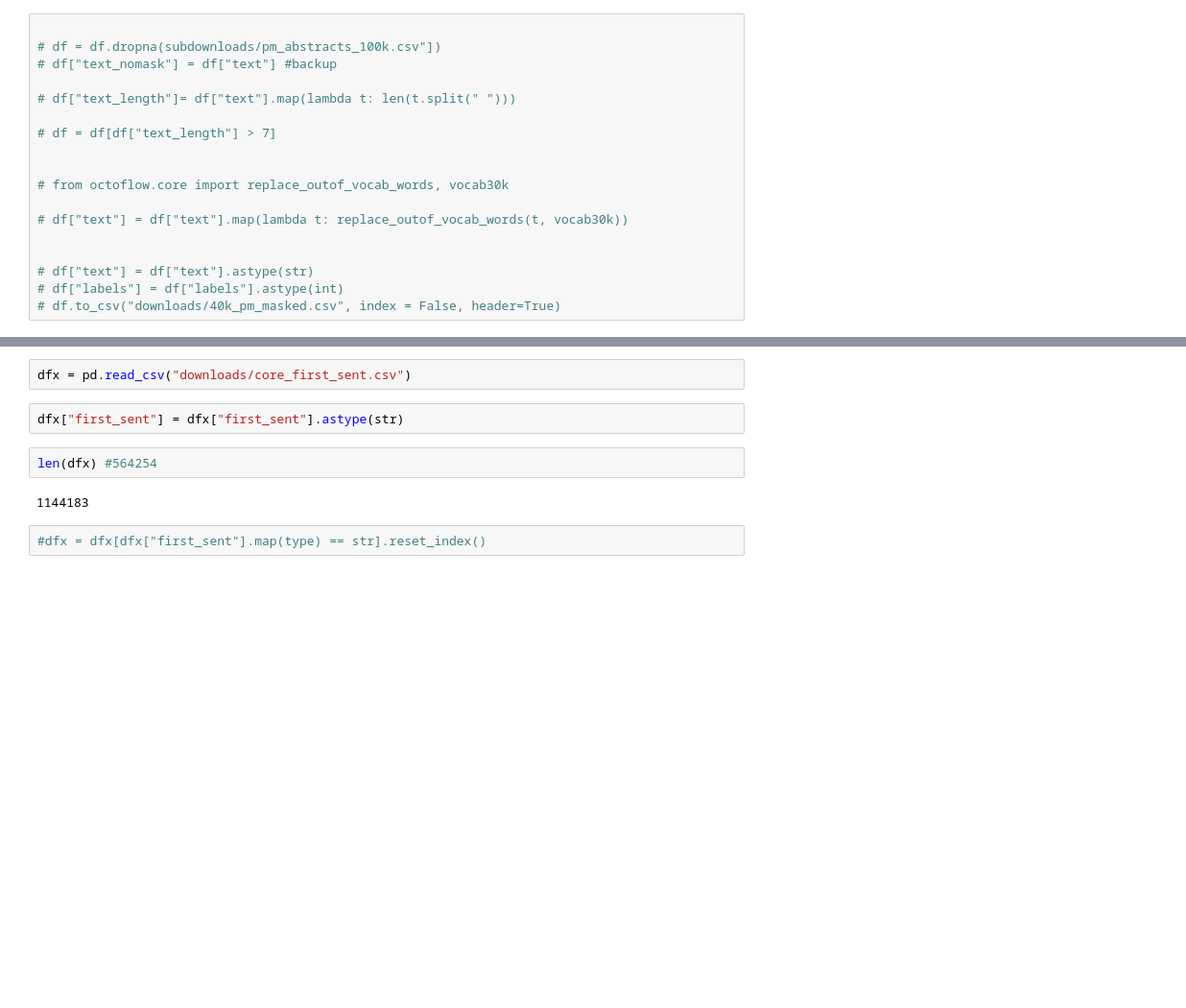
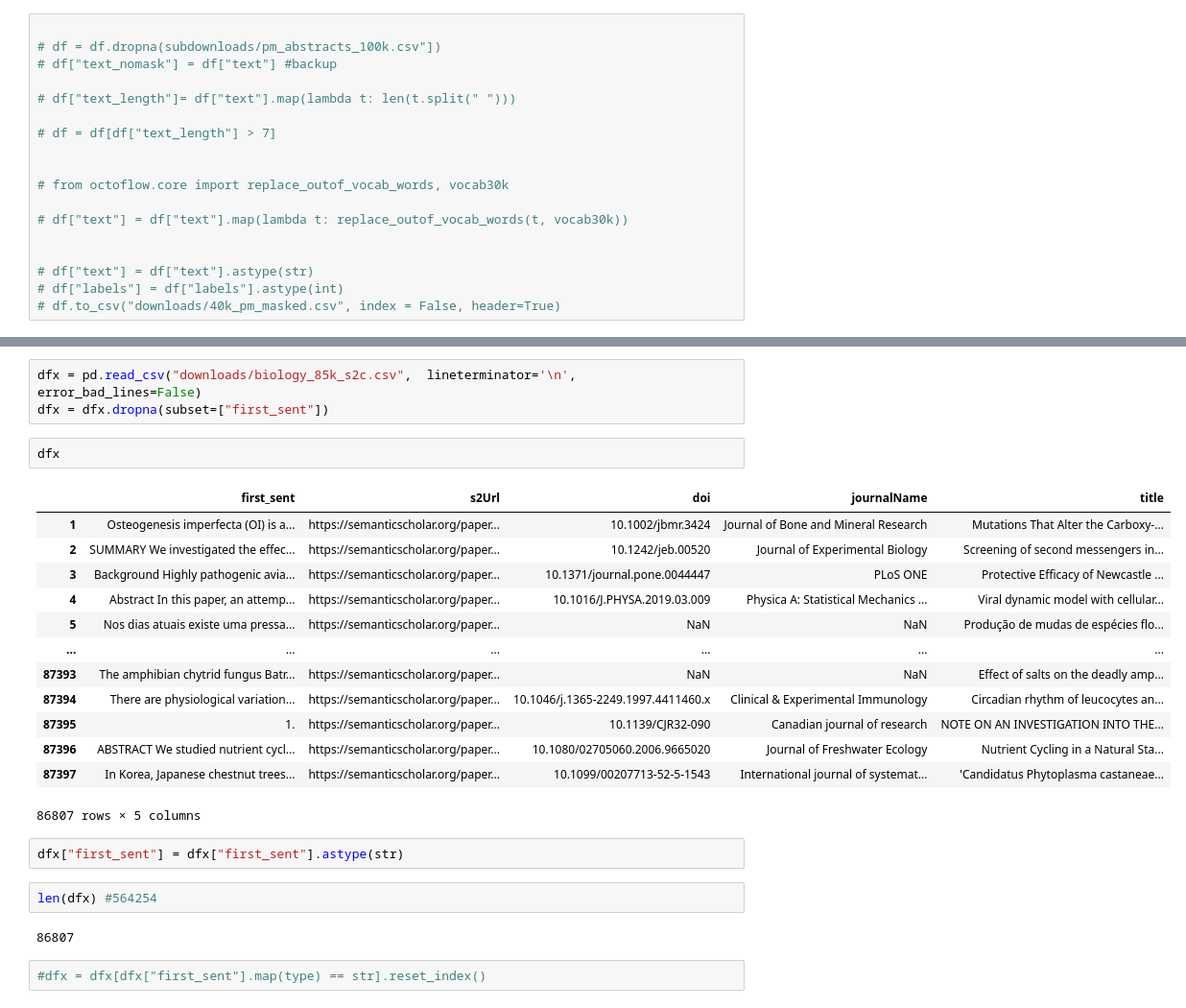
Before and after one commit to ScienceOctopus/octoflow, a Jupyter notebook: 04_sentence_transformers.ipynb, the cells around one changed output, grey strips where cells are left out. Shown at 96% size. Cells and saved outputs as stored; diff of their text form; blank space fills up the shorter version.

```diff
--- a/04_sentence_transformers.ipynb
+++ b/04_sentence_transformers.ipynb
@@ -115,11 +141,28 @@ INFO:simpletransformers.classification.classification_model:{'mcc': 0.9786816503
 # %%
-dfx = pd.read_csv("downloads/core_first_sent.csv")
+dfx = pd.read_csv("downloads/biology_85k_s2c.csv",  lineterminator='\n', error_bad_lines=False)
+dfx = dfx.dropna(subset=["first_sent"])
+# %%
+dfx
+# %% [output]
+|  | first_sent | s2Url | doi | journalName | title |
+| 1 | Osteogenesis imperfecta (OI) is a... | https://semanticscholar.org/paper... | 10.1002/jbmr.3424 | Journal of Bone and Mineral Research | Mutations That Alter the Carboxy‐... |
+| 2 | SUMMARY We investigated the effec... | https://semanticscholar.org/paper... | 10.1242/jeb.00520 | Journal of Experimental Biology | Screening of second messengers in... |
+| 3 | Background Highly pathogenic avia... | https://semanticscholar.org/paper... | 10.1371/journal.pone.0044447 | PLoS ONE | Protective Efficacy of Newcastle ... |
+| 4 | Abstract In this paper, an attemp... | https://semanticscholar.org/paper... | 10.1016/J.PHYSA.2019.03.009 | Physica A: Statistical Mechanics ... | Viral dynamic model with cellular... |
+| 5 | Nos dias atuais existe uma pressa... | https://semanticscholar.org/paper... | NaN | NaN | Produção de mudas de espécies flo... |
+| ... | ... | ... | ... | ... | ... |
+| 87393 | The amphibian chytrid fungus Batr... | https://semanticscholar.org/paper... | NaN | NaN | Effect of salts on the deadly amp... |
+| 87394 | There are physiological variation... | https://semanticscholar.org/paper... | 10.1046/j.1365-2249.1997.4411460.x | Clinical & Experimental Immunology | Circadian rhythm of leucocytes an... |
+| 87395 | 1. | https://semanticscholar.org/paper... | 10.1139/CJR32-090 | Canadian journal of research | NOTE ON AN INVESTIGATION INTO THE... |
+| 87396 | ABSTRACT We studied nutrient cycl... | https://semanticscholar.org/paper... | 10.1080/02705060.2006.9665020 | Journal of Freshwater Ecology | Nutrient Cycling in a Natural Sta... |
+| 87397 | In Korea, Japanese chestnut trees... | https://semanticscholar.org/paper... | 10.1099/00207713-52-5-1543 | International journal of systemat... | 'Candidatus Phytoplasma castaneae... |
+86807 rows × 5 columns
 # %%
 dfx["first_sent"] = dfx["first_sent"].astype(str)
 # %%
 len(dfx) #564254
 # %% [output]
-1144183
+86807
 # %%
 #dfx = dfx[dfx["first_sent"].map(type) == str].reset_index()
 # %%
```
Also changed, not shown: parts of 24 cells of this notebook, 4 other files.
